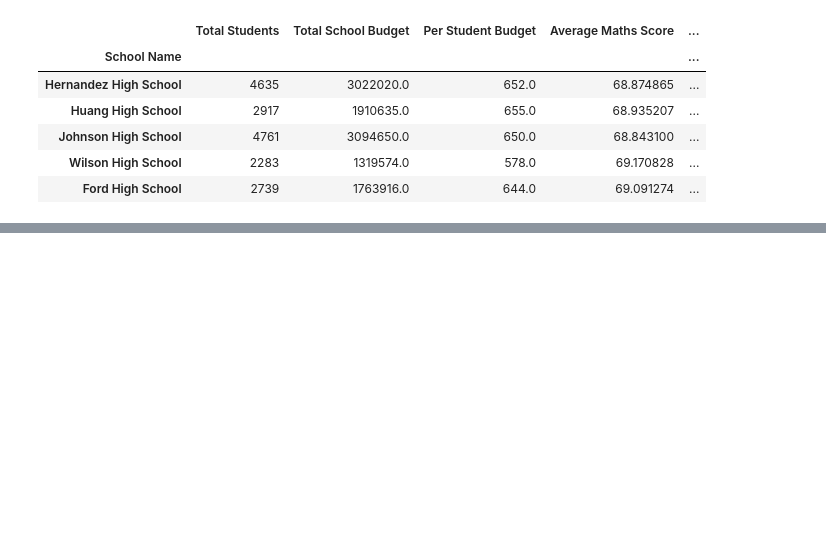
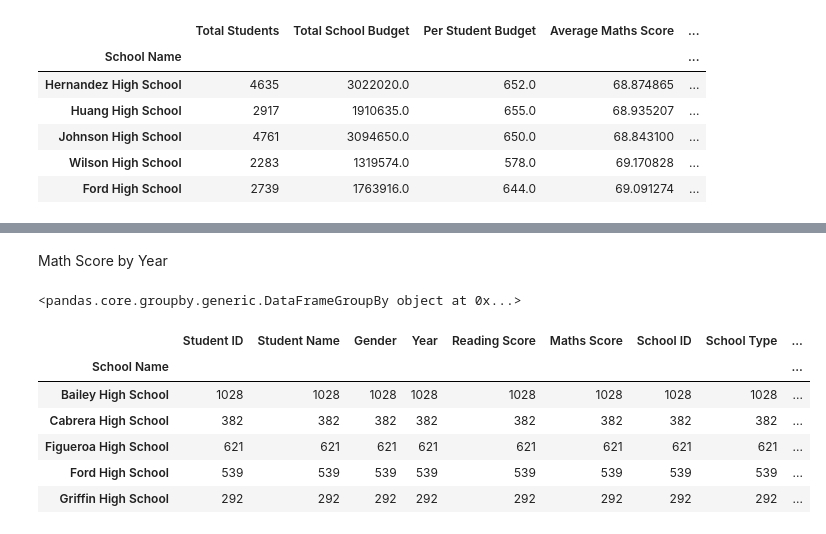
Before and after one commit to dalemunroe/pandas-challenge, a Jupyter notebook: PyCitySchools/PyCitySchools.ipynb, the cells around one changed output, grey strips where cells are left out. Saved outputs shown, nothing was run; the diff lists cells and outputs as text; code cells hidden in the pictures; blank space fills up the shorter version.

```diff
--- a/PyCitySchools/PyCitySchools.ipynb
+++ b/PyCitySchools/PyCitySchools.ipynb
@@ -492,0 +519,20 @@ reduced_school_data_cf.head(5)
+# %% [markdown]
+Math Score by Year
+# %%
+#group average maths scores to a series dataframe by school by year
+gr_yr9_df = yr9_df.groupby(["School Name"])
+gr_yr10_df = yr10_df.groupby(["School Name"])
+gr_yr11_df = yr11_df.groupby(["School Name"])
+gr_yr12_df = yr12_df.groupby(["School Name"])
+print(gr_yr12_df)
+
+gr_yr12_df.count().head()
+# %% [output]
+<pandas.core.groupby.generic.DataFrameGroupBy object at 0x...>
+|  | Student ID | Student Name | Gender | Year | Reading Score | Maths Score | School ID | School Type | ... |
+| School Name |  |  |  |  |  |  |  |  | ... |
+| Bailey High School | 1028 | 1028 | 1028 | 1028 | 1028 | 1028 | 1028 | 1028 | ... |
+| Cabrera High School | 382 | 382 | 382 | 382 | 382 | 382 | 382 | 382 | ... |
+| Figueroa High School | 621 | 621 | 621 | 621 | 621 | 621 | 621 | 621 | ... |
+| Ford High School | 539 | 539 | 539 | 539 | 539 | 539 | 539 | 539 | ... |
+| Griffin High School | 292 | 292 | 292 | 292 | 292 | 292 | 292 | 292 | ... |
```
Also changed, not shown: parts of 66 cells of this notebook.
